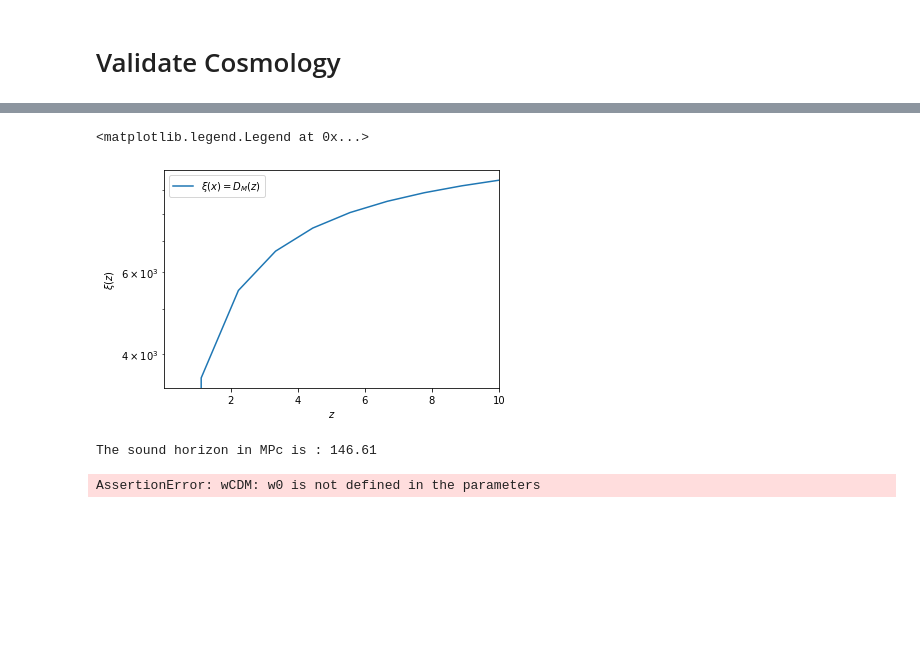
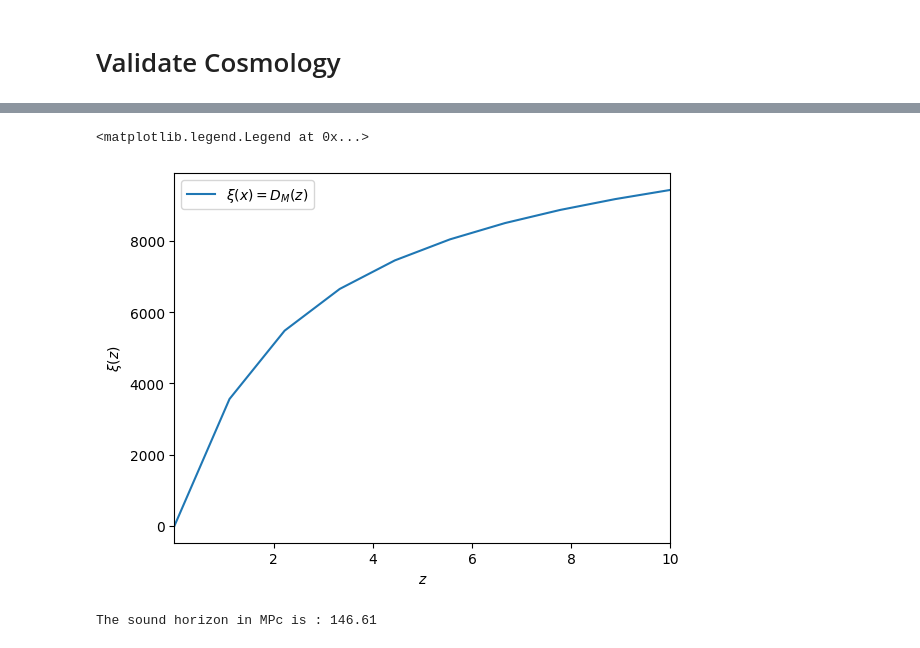
Before and after one commit to cosomelet/marcia, a Jupyter notebook: Notebooks/Validation.ipynb, the cells around one changed output, grey strips where cells are left out. Drawn from its saved outputs; the diff is of its cells as text; code cells hidden in the pictures; blank space fills up the shorter version.

```diff
--- a/Notebooks/Validation.ipynb
+++ b/Notebooks/Validation.ipynb
@@ -41,23 +45,18 @@ plt.gca().legend()
 # %%
 plt.xlim(z_min,z_max)
-plt.yscale('log')
+# plt.yscale('log')
 
 plt.xlabel(r'$z$')
 plt.ylabel(r'$\xi(z)$')
 
 plt.plot(zlist, theory.transverse_distance(cParIni,zlist), label = r'$\xi(x) = D_M(z)$')
 
 plt.gca().legend()
 # %% [output]
 <matplotlib.legend.Legend at 0x...>
-[figure, old version]
+[figure, new version]
 # %%
 # SOund horizon for the  current cosmology
 print('The sound horizon in MPc is : ' + str(round(theory.sound_horizon(cParIni), 2)))
 # %% [output]
 The sound horizon in MPc is : 146.61
-# %%
-w_param = ['w','wa']
-test = Cosmology('wCDM',w_param)
-# %% [output]
-AssertionError: wCDM: w0 is not defined in the parameters
```
Also changed, not shown: parts of 2 cells of this notebook, 3 other files.
